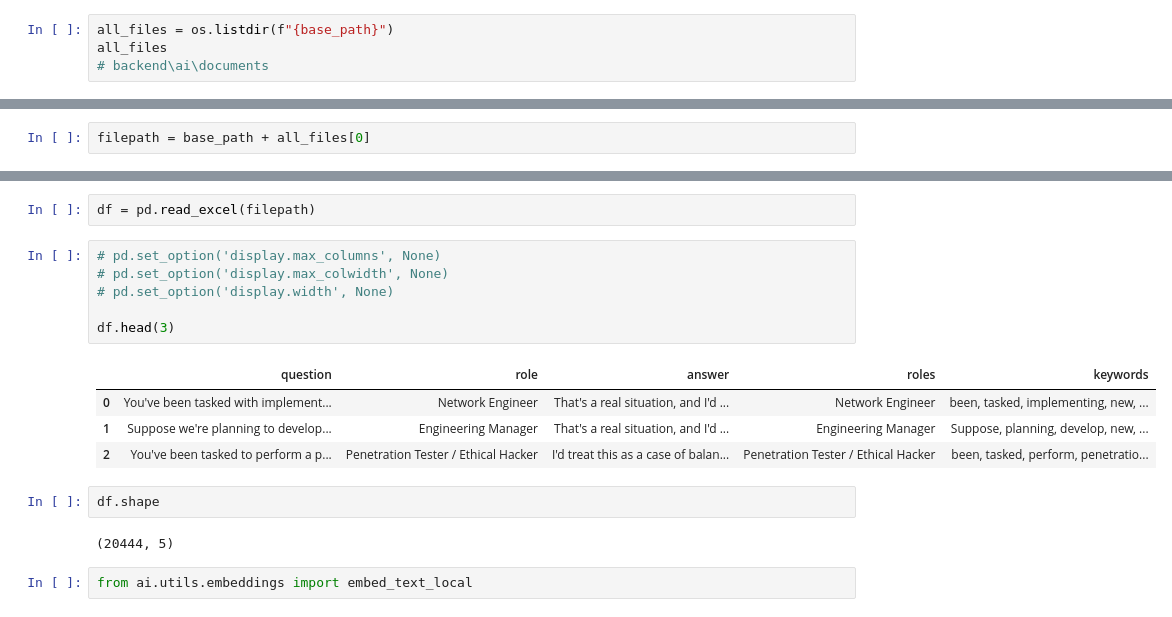
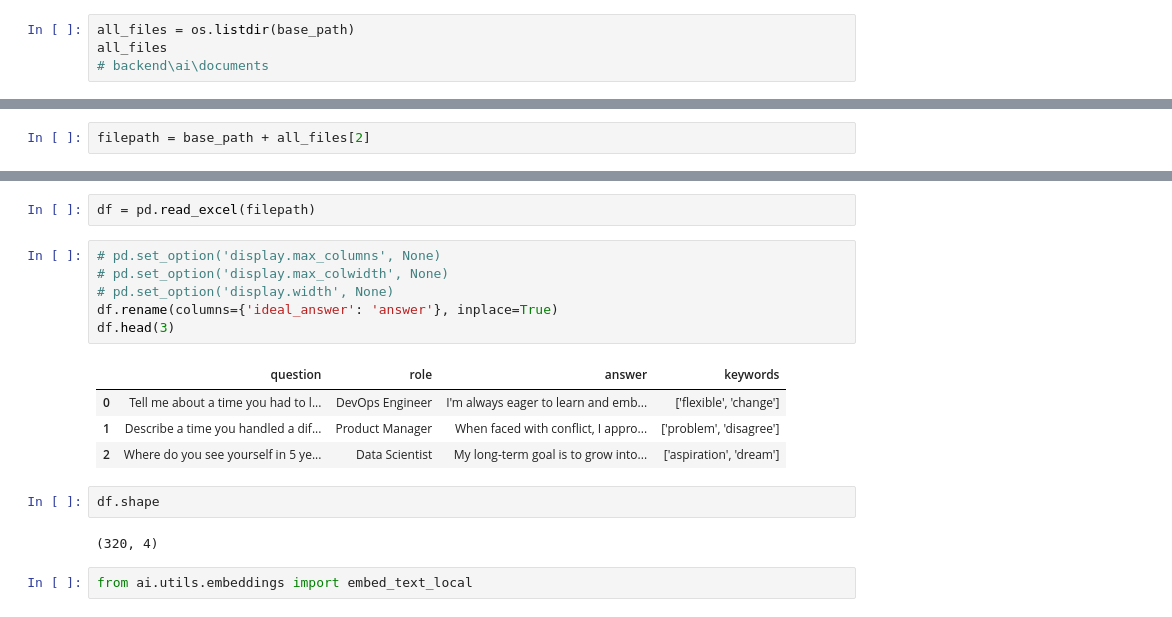
Before and after one commit to RushalMdhr/ProjectIII-The_Trial, a Jupyter notebook: backend/ai/documents/handler.ipynb, the cells around one changed output, grey strips where cells are left out. Drawn from its saved outputs; the diff is of its cells as text.

Commit message:
all backend self question

```diff
--- a/backend/ai/documents/handler.ipynb
+++ b/backend/ai/documents/handler.ipynb
@@ -30,5 +31,5 @@ base_path = r"ai/documents/question_answers/"
 # %%
-all_files = os.listdir(f"{base_path}")
+all_files = os.listdir(base_path)
 all_files
 # backend\ai\documents
 # %% [output]
@@ -36,5 +41,5 @@ all_files
 # %%
-filepath = base_path + all_files[0]
+filepath = base_path + all_files[2]
 # %%
 import pandas as pd
 import json
@@ -43,18 +48,18 @@ df = pd.read_excel(filepath)
 # %%
 # pd.set_option('display.max_columns', None)
 # pd.set_option('display.max_colwidth', None)
 # pd.set_option('display.width', None)
-
+df.rename(columns={'ideal_answer': 'answer'}, inplace=True)
 df.head(3)
 # %% [output]
-|  | question | role | answer | roles | keywords |
-| 0 | You've been tasked with implement... | Network Engineer | That's a real situation, and I'd ... | Network Engineer | been, tasked, implementing, new, ... |
-| 1 | Suppose we're planning to develop... | Engineering Manager | That's a real situation, and I'd ... | Engineering Manager | Suppose, planning, develop, new, ... |
-| 2 | You've been tasked to perform a p... | Penetration Tester / Ethical Hacker | I'd treat this as a case of balan... | Penetration Tester / Ethical Hacker | been, tasked, perform, penetratio... |
+|  | question | role | answer | keywords |
+| 0 | Tell me about a time you had to l... | DevOps Engineer | I'm always eager to learn and emb... | ['flexible', 'change'] |
+| 1 | Describe a time you handled a dif... | Product Manager | When faced with conflict, I appro... | ['problem', 'disagree'] |
+| 2 | Where do you see yourself in 5 ye... | Data Scientist | My long-term goal is to grow into... | ['aspiration', 'dream'] |
 # %%
 df.shape
 # %% [output]
-(20444, 5)
+(320, 4)
 # %%
 from ai.utils.embeddings import embed_text_local
 # %%
```
Also changed, not shown: parts of 13 cells of this notebook, 30 other files.
